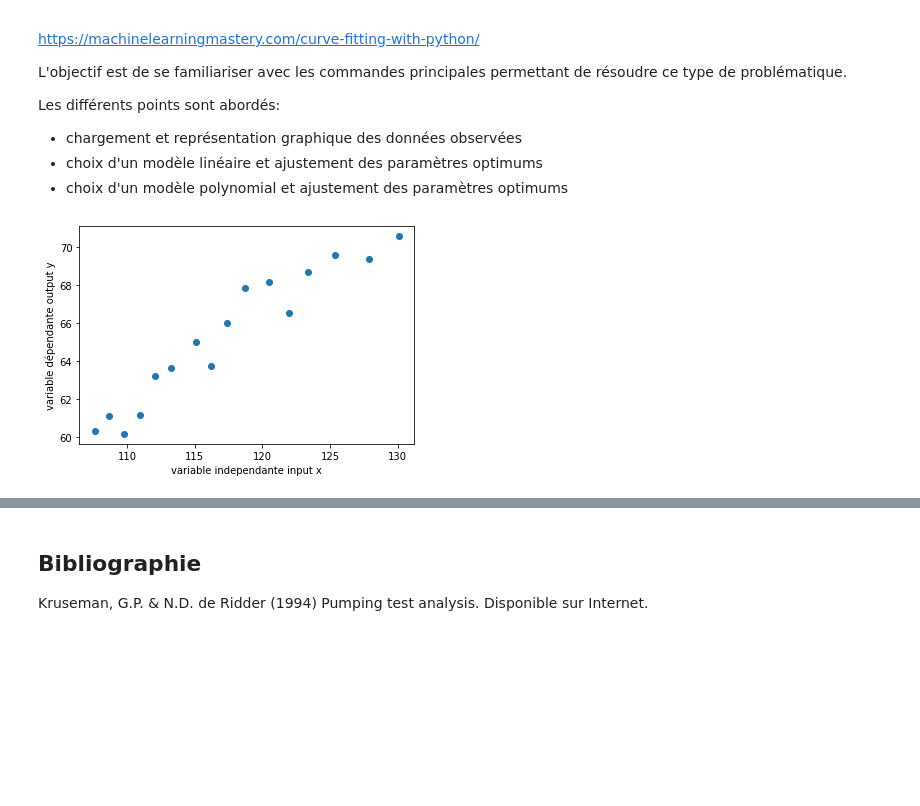
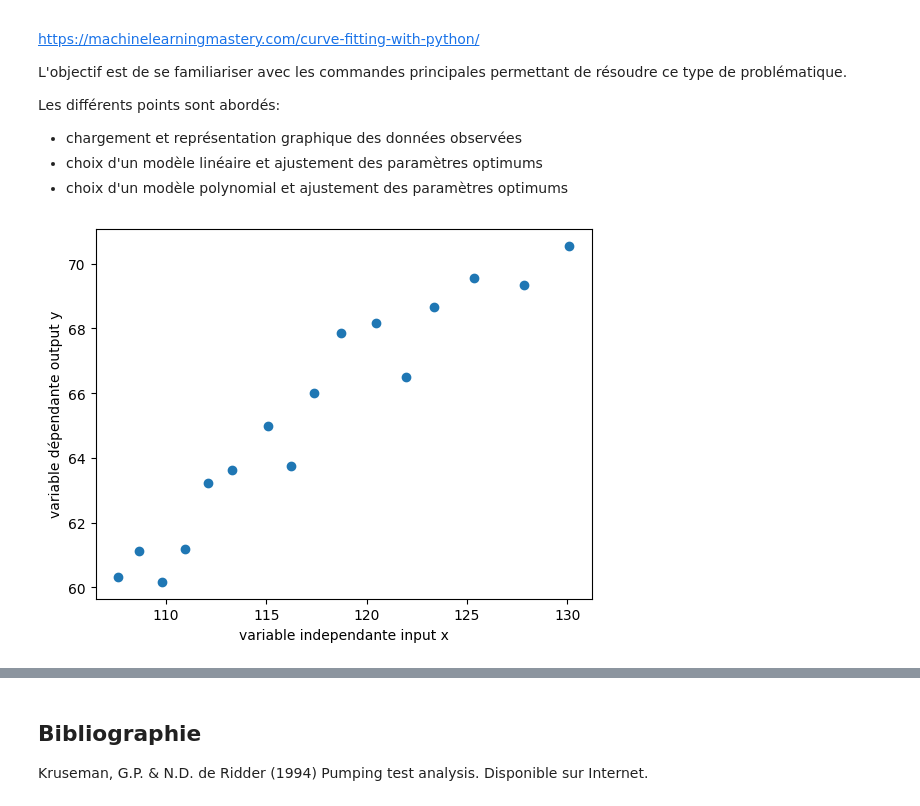
Before and after one commit to larroque852/NB_ENS2_OPT_HYDRODYN, a Jupyter notebook: ENS2_OPT_Theis.ipynb, the cells around one changed output, grey strips where cells are left out. Saved outputs shown, nothing was run; the diff lists cells and outputs as text; code cells hidden in the pictures; blank space fills up the shorter version.

```diff
--- a/ENS2_OPT_Theis.ipynb
+++ b/ENS2_OPT_Theis.ipynb
@@ -294,26 +294,30 @@ Les différents points sont abordés:
 # %%
 import numpy as np
 import scipy.special as sp
 import matplotlib.pyplot as plt
+from scipy.optimize import curve_fit
 
 #---------------------------------------------------------------------
 # chargement et représentation graphique des données observées
 #---------------------------------------------------------------------
 
 # plot "Population" vs "Employed"
-from pandas import read_csv
+import pandas as pd
 from matplotlib import pyplot
 # load the dataset
-data = np.genfromtxt('data_tuto.csv',delimiter=',')
+#data = np.genfromtxt('data_tuto.csv',delimiter=',')
+
+data = pd.read_table('https://raw.githubusercontent.com/larroque852/NB_ENS2_OPT_HYDRODYN/main/data_tuto.csv',
+                        delimiter=',',names = ['x','y'])
 # choose the input and output variables
-x, y = data[:, 1], data[:, 2]
+x, y = data['x'], data['y']
 # plot input vs output
-pyplot.scatter(x, y)
+pyplot.scatter(data['x'],data['y'])
 plt.xlabel('variable independante input x')
 plt.ylabel('variable dépendante output y')
 pyplot.show()
 # %% [output]
-[figure, old version]
+[figure, new version]
 # %%
 #---------------------------------------------------------------------
 # identification du modèle théorique susceptible de restituer le comportement des données expérimentale/observées
```
Also changed, not shown: parts of 2 cells of this notebook.
